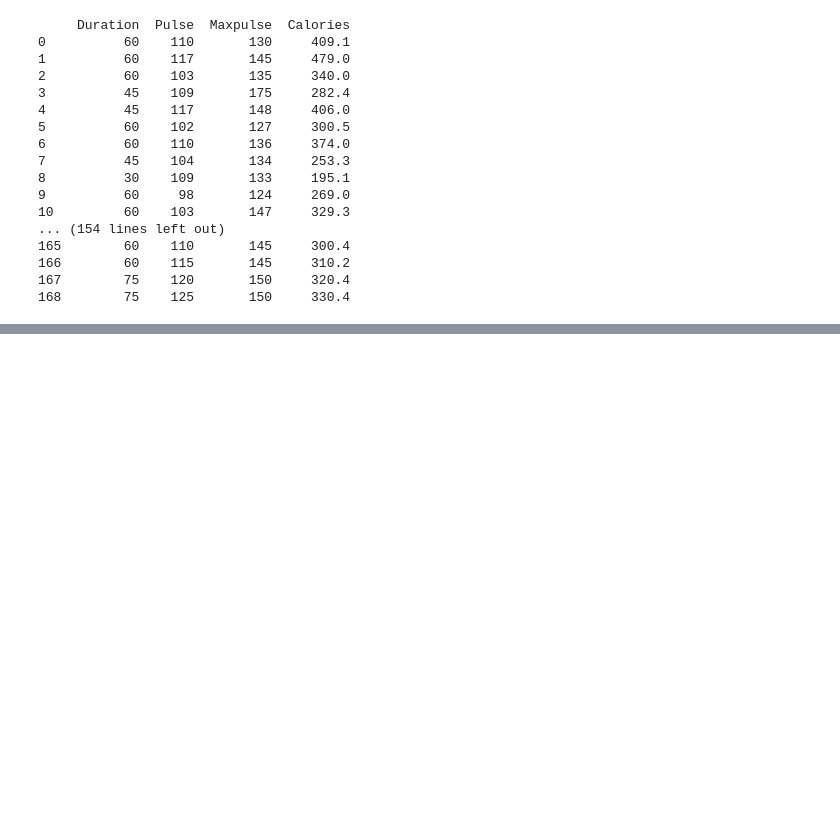
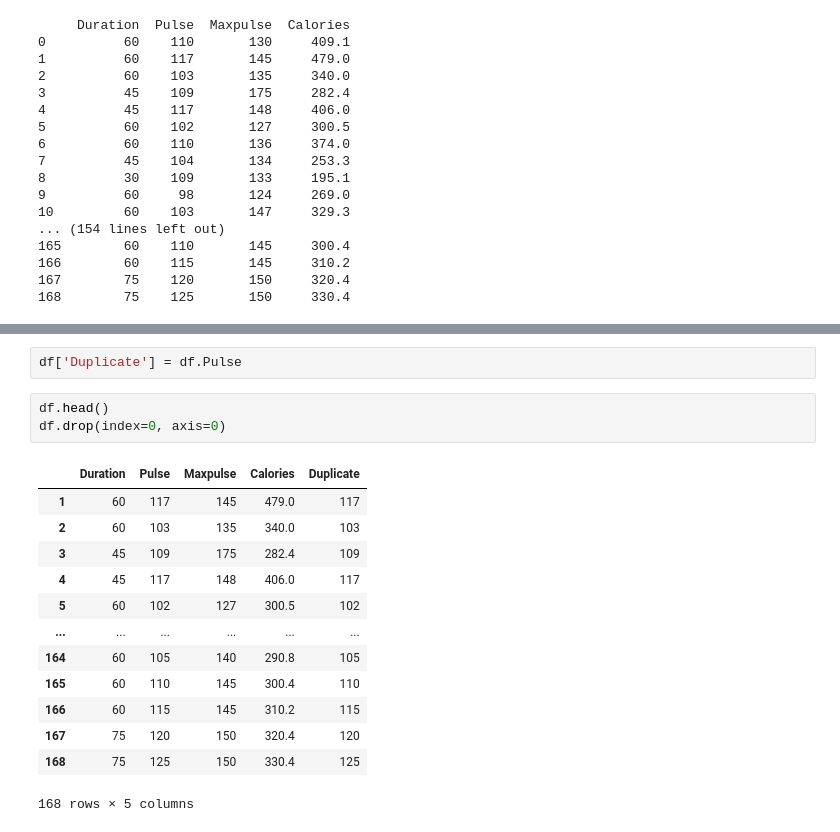
Before and after one commit to FaNu29/Pandas, a Jupyter notebook: pandas.ipynb, the cells around one changed output, grey strips where cells are left out. Cells and saved outputs as stored; diff of their text form; blank space fills up the shorter version.

```diff
--- a/pandas.ipynb
+++ b/pandas.ipynb
@@ -71,0 +149,19 @@ print(df.to_string())
+# %%
+df['Duplicate'] = df.Pulse
+# %%
+df.head()
+df.drop(index=0, axis=0)
+# %% [output]
+|  | Duration | Pulse | Maxpulse | Calories | Duplicate |
+| 1 | 60 | 117 | 145 | 479.0 | 117 |
+| 2 | 60 | 103 | 135 | 340.0 | 103 |
+| 3 | 45 | 109 | 175 | 282.4 | 109 |
+| 4 | 45 | 117 | 148 | 406.0 | 117 |
+| 5 | 60 | 102 | 127 | 300.5 | 102 |
+| ... | ... | ... | ... | ... | ... |
+| 164 | 60 | 105 | 140 | 290.8 | 105 |
+| 165 | 60 | 110 | 145 | 300.4 | 110 |
+| 166 | 60 | 115 | 145 | 310.2 | 115 |
+| 167 | 75 | 120 | 150 | 320.4 | 120 |
+| 168 | 75 | 125 | 150 | 330.4 | 125 |
+168 rows × 5 columns
```
Also changed, not shown: parts of 8 cells of this notebook.
